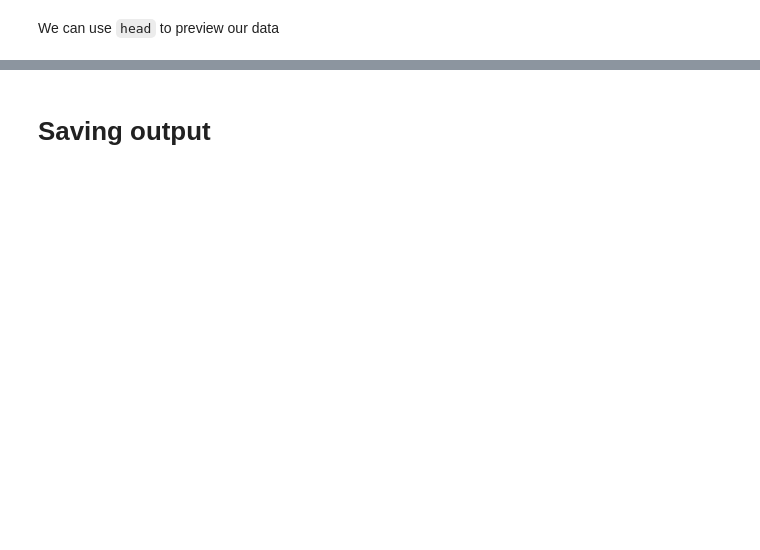
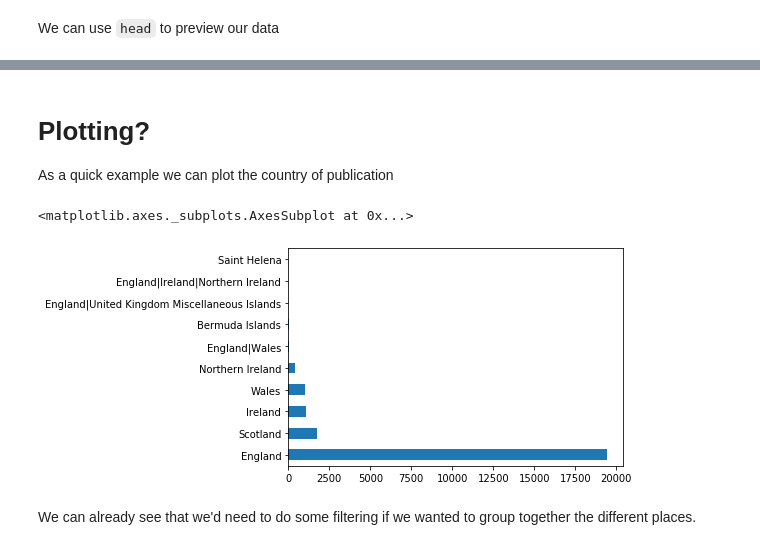
Before and after one commit to davanstrien/Python-introduction-for-digital-collections, a Jupyter notebook: 03_pandas.ipynb, the cells around one changed output, grey strips where cells are left out. Drawn from its saved outputs; the diff is of its cells as text; code cells hidden in the pictures; blank space fills up the shorter version.

```diff
--- a/03_pandas.ipynb
+++ b/03_pandas.ipynb
@@ -147,2 +520,2 @@ df_no_london = df_no_london[df_no_london.country_of_publication=='England']
 # %%
-df_no_london
+df_no_london = df[~london]
@@ -153,2 +541,12 @@ df_no_london.place_of_publication.value_counts()
-# %% [markdown]
-# Saving output
+# %% [markdown]
+# Plotting?
+As a quick example we can plot the country of publication
+# %%
+place_counts = df_no_london['country_of_publication'].value_counts()
+# %%
+place_counts[:10].plot.barh()
+# %% [output]
+<matplotlib.axes._subplots.AxesSubplot at 0x...>
+[figure, added]
+# %% [markdown]
+We can already see that we'd need to do some filtering if we wanted to group together the different places.
```
Also changed, not shown: parts of 116 cells of this notebook.
